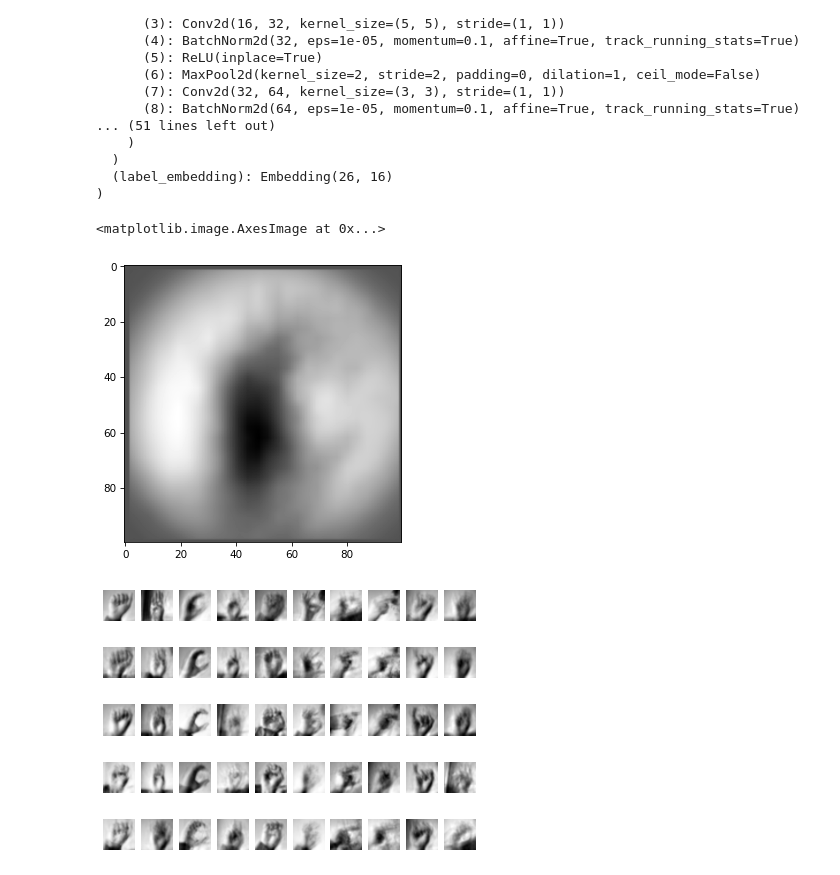
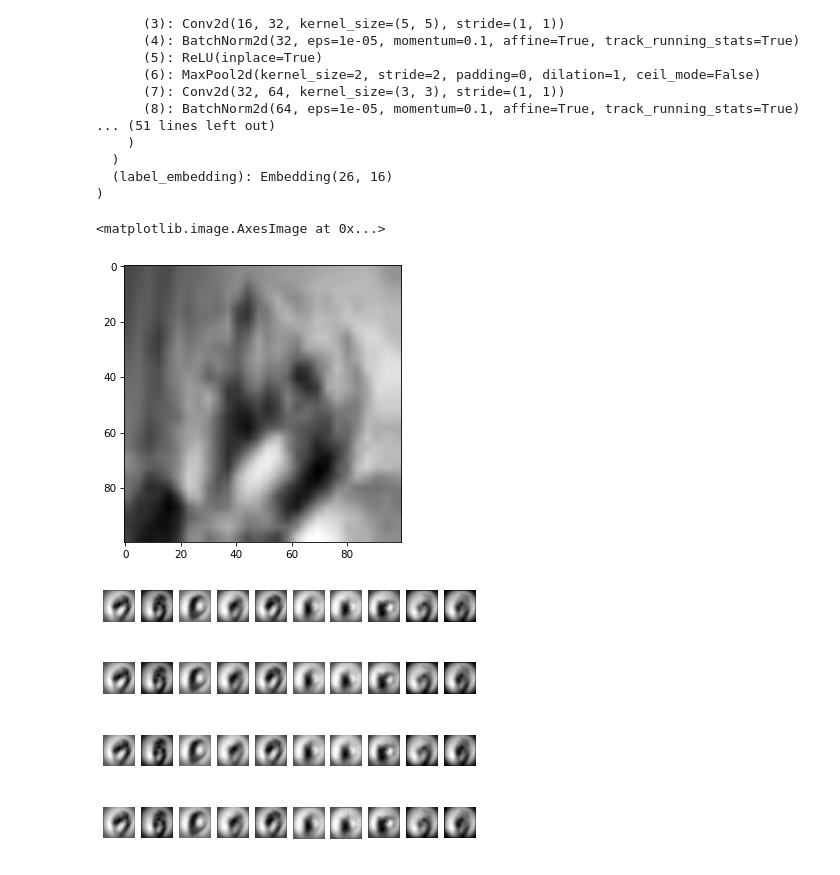
Before and after one commit to ConstantinovMihai/AmericanSignVAE, a Jupyter notebook: Notebook/main.ipynb, the cells around one changed output. Saved outputs shown, nothing was run; the diff lists cells and outputs as text; code cells hidden in the pictures.

```diff
--- a/Notebook/main.ipynb
+++ b/Notebook/main.ipynb
@@ -122,7 +137,7 @@ plt.show()
 # %%
 from matplotlib import cm
 
-checkpoint = torch.load("100x100_rgb_capable_50epochs.pt", map_location=device)
+checkpoint = torch.load("100x100_rgb_capable_50epochs-nogaussain.pt", map_location=device)
 net = cVAE((in_channels, img_size, img_size), classes).to(device)
 net.load_state_dict(checkpoint["net"])
 net.to(device)
@@ -146,7 +161,7 @@ cVAE(
   (label_embedding): Embedding(26, 16)
 )
 # %%
-number = 5
+number = 8
 with torch.no_grad():
     x = net.generate(number)
 x = x.transpose(0, 2).transpose(0, 1)
@@ -156,14 +171,16 @@ plt.imshow(x, cm.gray)
 #cv2.imwrite(str(number) + '.png', x)
 # %% [output]
 <matplotlib.image.AxesImage at 0x...>
-[figure, old version]
+[figure, new version]
 # %%
+classes = 10
+rows = 4
 with torch.no_grad():
-    x = net.generate(torch.tensor([list(range(10))] * 5).clone().view(-1))
-for i in range(50):
-    plt.subplot(5, 10, i + 1)
+    x = net.generate(torch.tensor([list(range(classes))] * rows).clone().view(-1))
+for i in range(classes*rows):
+    plt.subplot(rows, classes, i + 1)
     plt.axis("off")
     img = x[i].transpose(0, 2).transpose(0, 1)
     plt.imshow(img.squeeze(0).cpu().numpy(), cm.gray)
 # %% [output]
-[figure, old version]
+[figure, new version]
```
Also changed, not shown: parts of 12 cells of this notebook, 1 other file.
